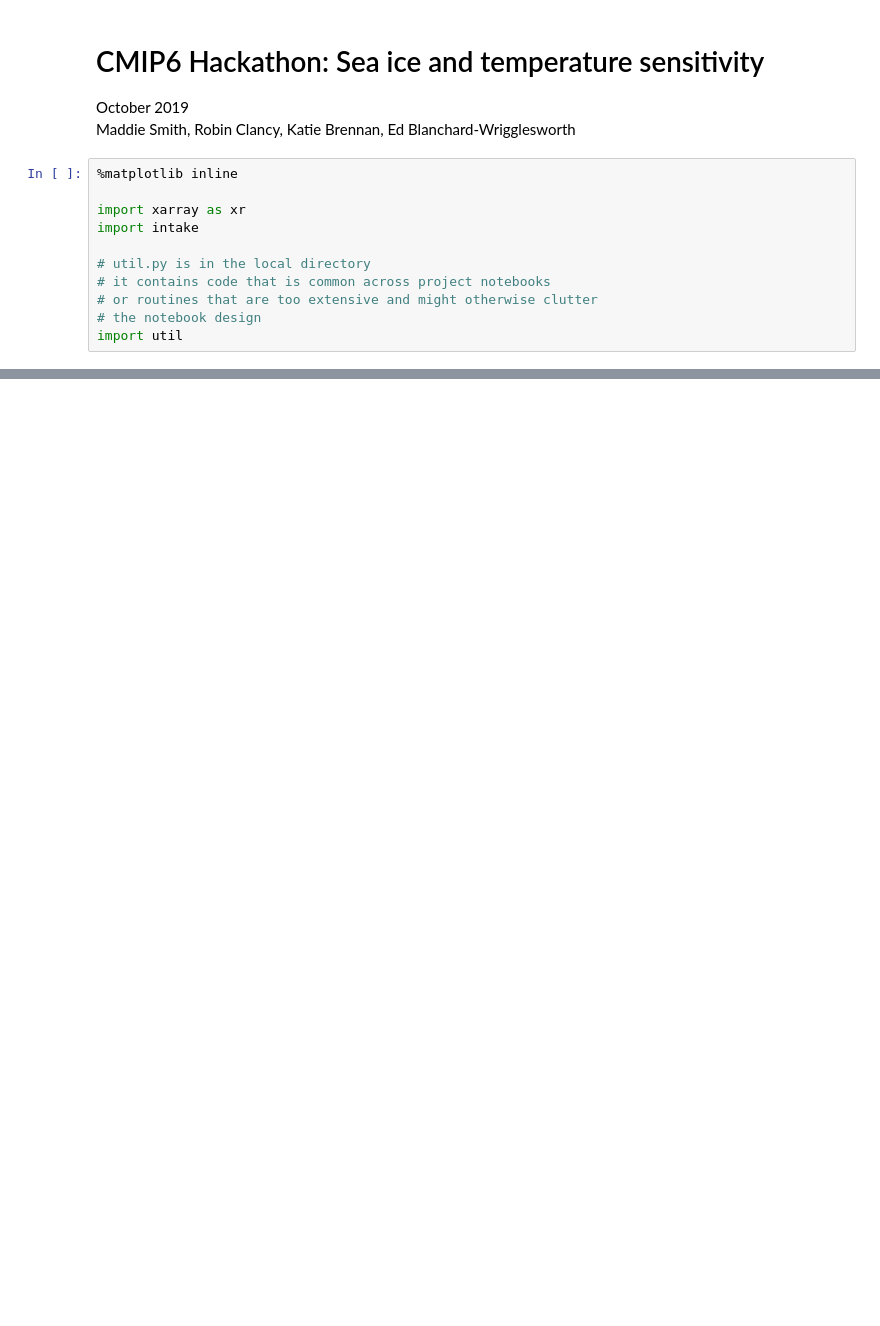
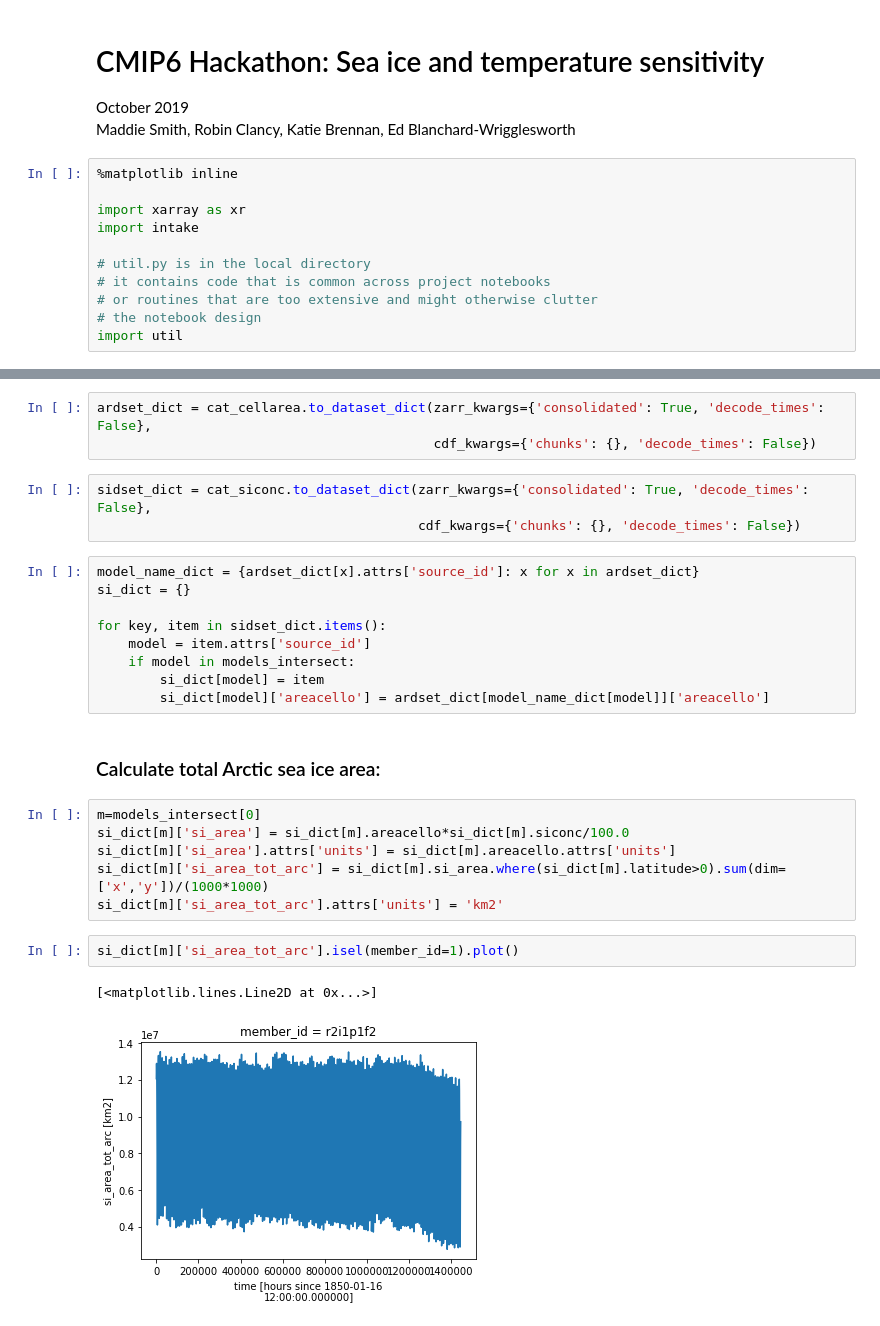
Before and after one commit to smithmadisonm/cmip6-seaice-temp-sensitivity, a Jupyter notebook: notebooks/Sea_ice_temp.ipynb, the cells around one changed output, grey strips where cells are left out. Saved outputs shown, nothing was run; the diff lists cells and outputs as text; blank space fills up the shorter version.

Commit message:
load data, put siconc and areacello in same dataset, calc total arctic sea ice conc

```diff
--- a/notebooks/Sea_ice_temp.ipynb
+++ b/notebooks/Sea_ice_temp.ipynb
@@ -16,0 +91,28 @@ import util
+# %%
+ardset_dict = cat_cellarea.to_dataset_dict(zarr_kwargs={'consolidated': True, 'decode_times': False},
+                                           cdf_kwargs={'chunks': {}, 'decode_times': False})
+# %%
+sidset_dict = cat_siconc.to_dataset_dict(zarr_kwargs={'consolidated': True, 'decode_times': False},
+                                         cdf_kwargs={'chunks': {}, 'decode_times': False})
+# %%
+model_name_dict = {ardset_dict[x].attrs['source_id']: x for x in ardset_dict}
+si_dict = {}
+
+for key, item in sidset_dict.items():
+    model = item.attrs['source_id']
+    if model in models_intersect:
+        si_dict[model] = item
+        si_dict[model]['areacello'] = ardset_dict[model_name_dict[model]]['areacello']
+# %% [markdown]
+### Calculate total Arctic sea ice area:
+# %%
+m=models_intersect[0]
+si_dict[m]['si_area'] = si_dict[m].areacello*si_dict[m].siconc/100.0
+si_dict[m]['si_area'].attrs['units'] = si_dict[m].areacello.attrs['units']
+si_dict[m]['si_area_tot_arc'] = si_dict[m].si_area.where(si_dict[m].latitude>0).sum(dim=['x','y'])/(1000*1000)
+si_dict[m]['si_area_tot_arc'].attrs['units'] = 'km2'
+# %%
+si_dict[m]['si_area_tot_arc'].isel(member_id=1).plot()
+# %% [output]
+[<matplotlib.lines.Line2D at 0x...>]
+[figure, added]
```
Also changed, not shown: parts of 24 cells of this notebook.
